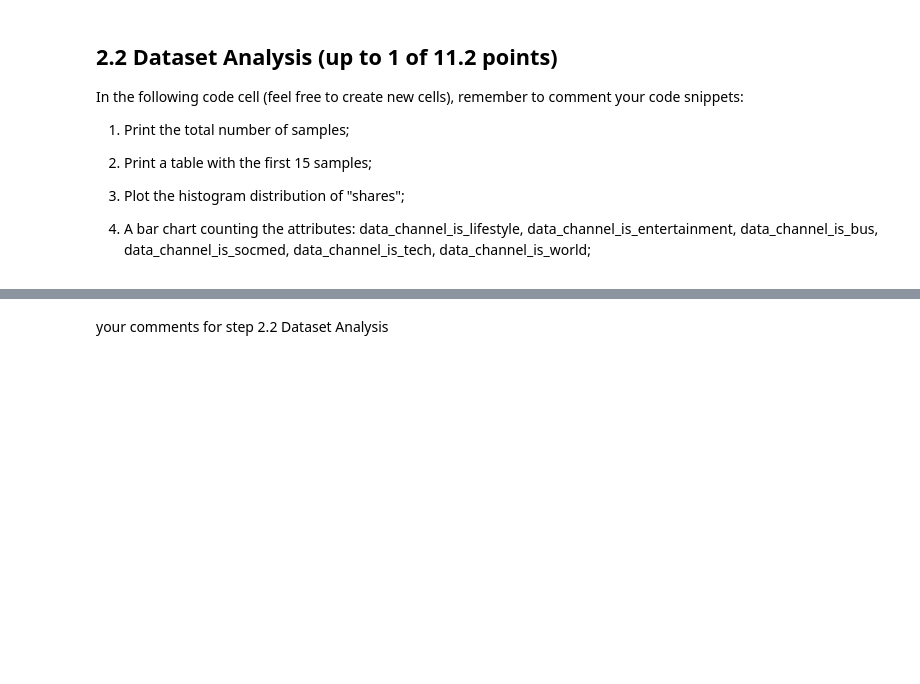
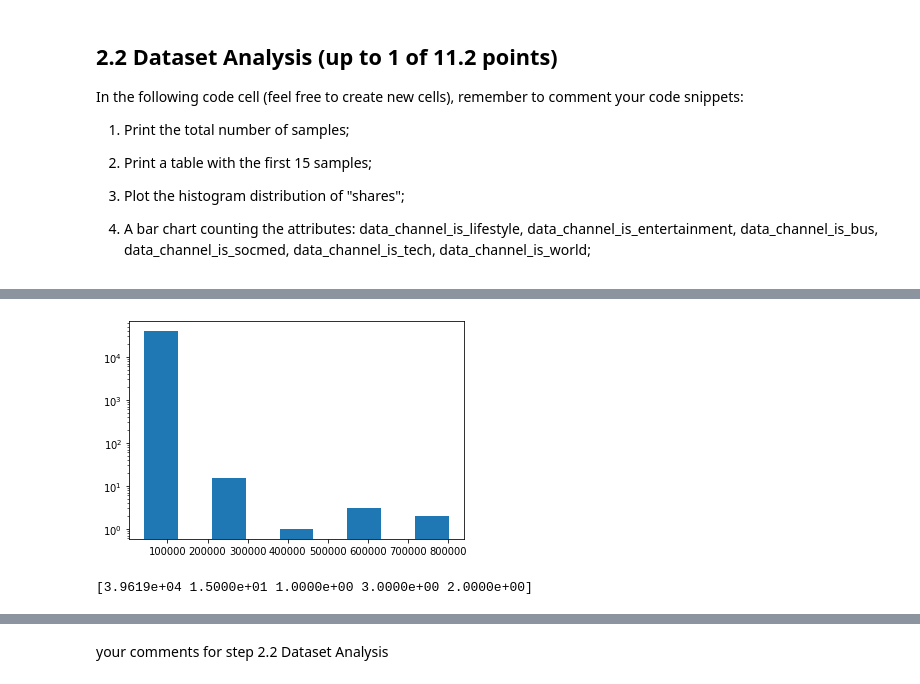
Before and after one commit to SofiaTorchia/ML-challenge, a Jupyter notebook: ML_Challenge_21-22.ipynb, the cells around one changed output, grey strips where cells are left out. Cells and saved outputs as stored; diff of their text form; code cells hidden in the pictures; blank space fills up the shorter version.

```diff
--- a/ML_Challenge_21-22.ipynb
+++ b/ML_Challenge_21-22.ipynb
@@ -130,5 +130,4 @@ Use the following two cells (a code cell and, a markdown cell) to:
 # %%
 # write here the code for 2.1 Load the Dataset
 import pandas as pd
-from matplotlib import pyplot as plt
-import numpy as np
+data = pd.read_csv('cleaned_data.csv')
@@ -352,0 +191,11 @@ In the following code cell (feel free to create new cells), remember to comment
+# %%
+#3) Plot the histogram distribution of "shares"
+from matplotlib import pyplot as plt
+%matplotlib inline
+
+n,b,p = plt.hist(list(data.shares),bins=5,log=True,rwidth=0.5)
+plt.show()
+print(n)
+# %% [output]
+[figure, added]
+[3.9619e+04 1.5000e+01 1.0000e+00 3.0000e+00 2.0000e+00]
```
Also changed, not shown: parts of 40 cells of this notebook.
